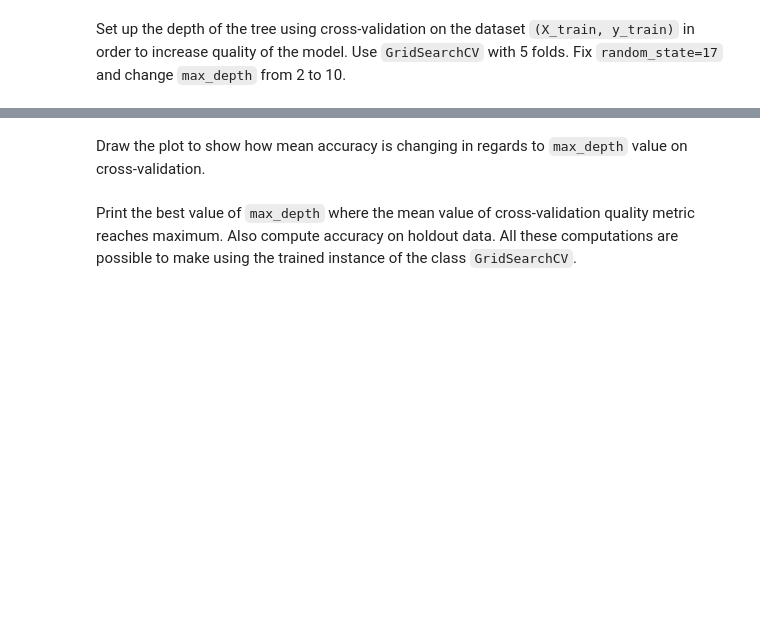
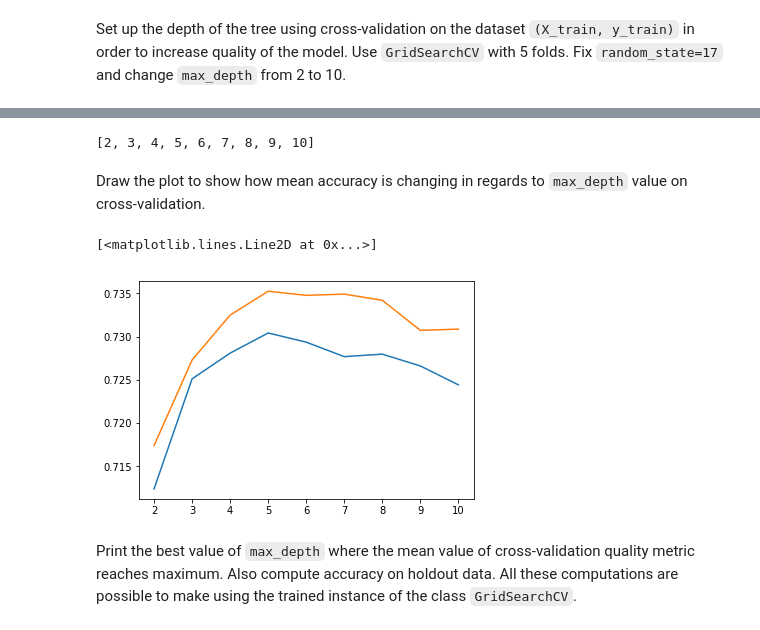
Before and after one commit to yy-nm/mard_learning_mlcourse.ai, a Jupyter notebook: assignment_3/assignment3_decision_trees.ipynb, the cells around one changed output, grey strips where cells are left out. Cells and saved outputs as stored; diff of their text form; code cells hidden in the pictures; blank space fills up the shorter version.

Commit message:
Update assignment3_decision_trees.ipynb
- finish assignment 3

```diff
--- a/assignment_3/assignment3_decision_trees.ipynb
+++ b/assignment_3/assignment3_decision_trees.ipynb
@@ -245,0 +240,2 @@ Train the decision tree on the dataset `(X_train, y_train)` with max depth equal
+# %%
+tree.fit(tran_x, tran_y)
@@ -245,0 +257,9 @@ Train the decision tree on the dataset `(X_train, y_train)` with max depth equal
+# %%
+tree_params = {'max_depth': [3],
+               'max_features': [16]}
+
+tree_grid = GridSearchCV(tree, tree_params,
+cv=5, n_jobs=-1,
+verbose=True)
+
+tree_grid.fit(tran_x, tran_y)
@@ -258,4 +329,10 @@ Set up the depth of the tree using cross-validation on the dataset `(X_train, y_
 # %%
 tree_params = {'max_depth': list(range(2, 11))}
 
-tree_grid = GridSearchCV # You code here
+#tree_grid = GridSearchCV # You code here
+
+tree_grid = GridSearchCV(tree, tree_params,
+cv=5, n_jobs=-1,
+verbose=True)
+
+tree_grid.fit(tran_x, tran_y)
@@ -262,2 +356,6 @@ tree_grid = GridSearchCV # You code here
+# %%
+list(range(2, 11))
+# %% [output]
+[2, 3, 4, 5, 6, 7, 8, 9, 10]
 # %% [markdown]
 Draw the plot to show how mean accuracy is changing in regards to `max_depth` value on cross-validation.
@@ -266,2 +362,20 @@ Draw the plot to show how mean accuracy is changing in regards to `max_depth` va
+# %%
+# You code here
+x_zhou = list(range(2, 11))
+y_zhou = []
+z_zhou = []
+for i in x_zhou:
+    grid = GridSearchCV(tree, {'max_depth': [i]},
+        cv=5, n_jobs=-1)
+    grid.fit(tran_x, tran_y)
+    y_zhou.append(grid.best_score_)
+    z_zhou.append(accuracy_score(valid_y, grid.predict(valid_x)))
+    pass
+# %%
+plt.plot(x_zhou, y_zhou, label='fit_best_score')
+plt.plot(x_zhou, z_zhou, label='predict_score')
+# %% [output]
+[<matplotlib.lines.Line2D at 0x...>]
+[figure, added]
 # %% [markdown]
 Print the best value of `max_depth` where the mean value of cross-validation quality metric reaches maximum. Also compute accuracy on holdout data. All these computations are possible to make using the trained instance of the class `GridSearchCV`.
```
Also changed, not shown: parts of 81 cells of this notebook.
